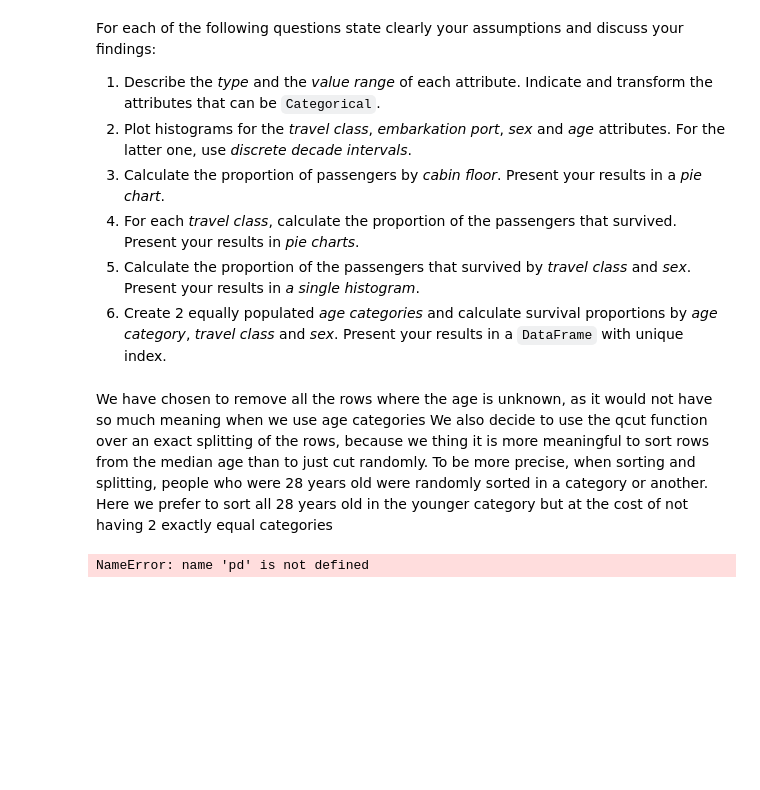
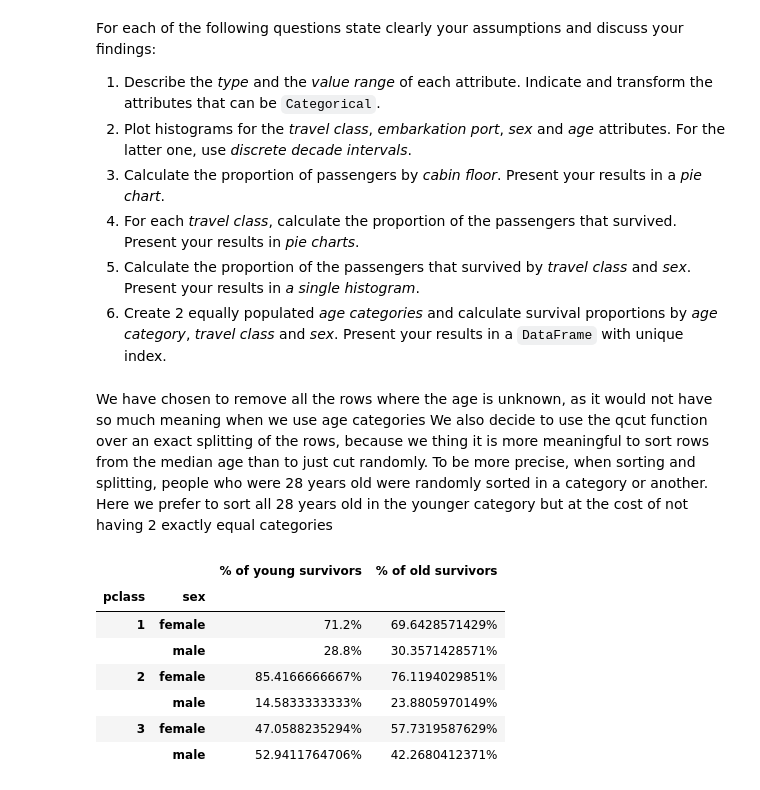
Before and after one commit to ImLemni/ada-epfl, a Jupyter notebook: 01-pandas/01-lemni/Homework 1.ipynb, the cells around one changed output. Drawn from its saved outputs; the diff is of its cells as text; code cells hidden in the pictures; blank space fills up the shorter version.

```diff
--- a/01-pandas/01-lemni/Homework 1.ipynb
+++ b/01-pandas/01-lemni/Homework 1.ipynb
@@ -123,26 +123,33 @@ We also decide to use the qcut function over an exact splitting of the rows, bec
 # %%
 titanicData= pd.read_excel(DATA_FOLDER + '/titanic.xls')
 toSort = pd.DataFrame.copy(titanicData)
 toSort.dropna(axis=0,subset=['age'],inplace=True)
 toSort.dropna(axis=0,subset=['survived'],inplace=True)
 fP = pd.qcut(toSort.age,2,labels=False)
 fP = [bool(x) for x in fP]
+res={}
 res[0] = toSort[fP]
 res[1] = toSort[np.logical_not(fP)]
 #toSort.sort_values(by=['age'],inplace=True)
 #res =np.split(toSort,2)
 fr=[]
 for i in range(2):
-    res[i]['survived'].dropna().value_counts(normalize=True)
     tem =res[i].groupby(['pclass', 'sex']).agg({'survived': 'sum'})
     tem = tem.groupby(level=0).apply(lambda x:100 * x / float(x.sum()))
     fr.append(tem)
 re = pd.concat(fr,axis=1,keys=['young','old'])
 re.columns = re.columns.droplevel(level = 1)
 re['young'] = re['young'].astype(str) + '%'
 re['old'] = re['old'].astype(str) + '%'
 re.rename(columns = {'young':'% of young survivors'},inplace=True)
 re.rename(columns = {'old':'% of old survivors'},inplace=True)
 re
 # %% [output]
-NameError: name 'pd' is not defined
+|  |  | % of young survivors | % of old survivors |
+| pclass | sex |  |  |
+| 1 | female | 71.2% | 69.6428571429% |
+|  | male | 28.8% | 30.3571428571% |
+| 2 | female | 85.4166666667% | 76.1194029851% |
+|  | male | 14.5833333333% | 23.8805970149% |
+| 3 | female | 47.0588235294% | 57.7319587629% |
+|  | male | 52.9411764706% | 42.2680412371% |
```
Also changed, not shown: parts of 1 cell of this notebook, 1 other file.
